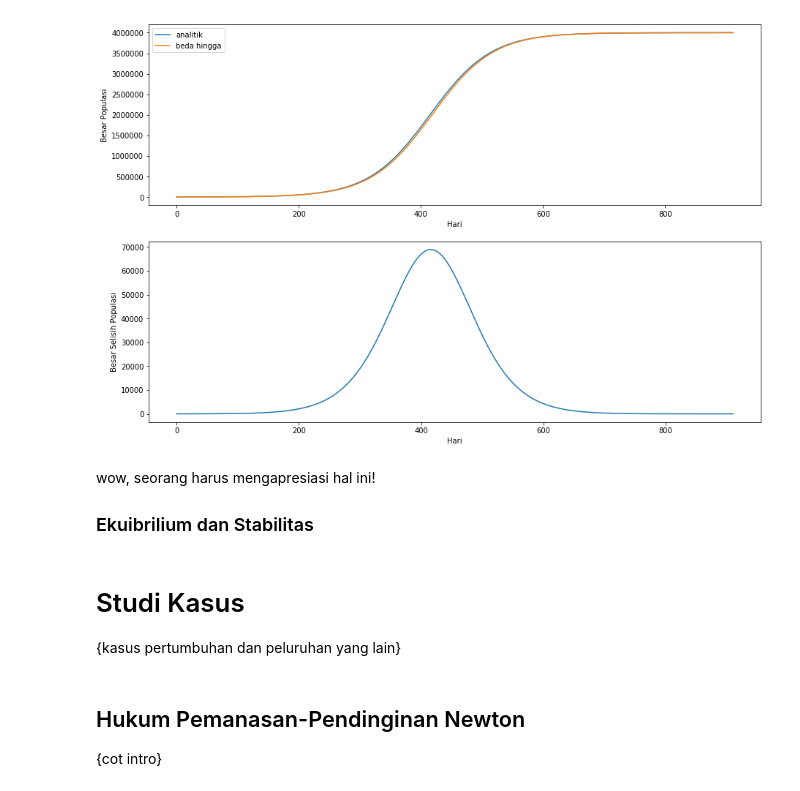
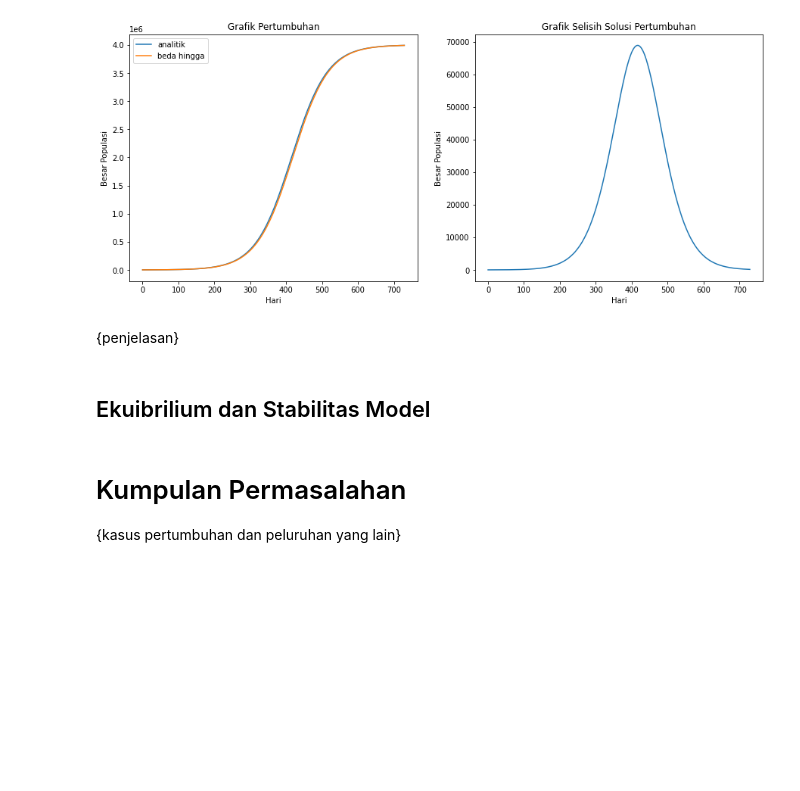
Before and after one commit to kekavigi/materi-tutor, a Jupyter notebook: MODUL/Python - Sikomat/Bab 2 Pertumbuhan dan Peluruhan.ipynb, the cells around one changed output. Drawn from its saved outputs; the diff is of its cells as text; code cells hidden in the pictures; blank space fills up the shorter version.

```diff
--- a/MODUL/Python - Sikomat/Bab 2 Pertumbuhan dan Peluruhan.ipynb
+++ b/MODUL/Python - Sikomat/Bab 2 Pertumbuhan dan Peluruhan.ipynb
@@ -94,52 +97,12 @@ mari lakukan hal yg sama ke model logistik ini:
-# %%
-# inisialisasi variabel
-LamaSimulasi = 2.5    # dalam tahun
-PopulasiA    = [1000] # Analitik
-PopulasiB    = [1000] # Beda hingga
-RasioTumbuh  = 0.02
-Kapasitas    = 4e6
-dt           = 1/365
-waktu        = range(1,int(LamaSimulasi/dt)+1)
-
-SelisihAB    = []
-
-# menghitung besar populasi baru setiap iterasi, dan
-# menambahkannya ke array populasi yang sudah ada
-for iterasi in waktu[:-1]:
-    # secara analitik
-    P0ert = PopulasiA[0]*exp(RasioTumbuh*iterasi)
-    PopulasiA.append( (Kapasitas * P0ert)/(Kapasitas - PopulasiA[0] + P0ert) )
-
-    # secara beda hingga
-    PopulasiB.append( PopulasiB[iterasi-1]*(1 + RasioTumbuh*(1-PopulasiB[iterasi-1]/Kapasitas)))
-
-    # hitung selisih
-    SelisihAB.append( PopulasiA[iterasi] - PopulasiB[iterasi] )
-
-#plotting
-plt.rcParams['figure.figsize'] = [15, 10]
-
-plt.subplot(2,1,1)
-plt.plot(PopulasiA,label='analitik')
-plt.plot(PopulasiB,label='beda hingga')
-plt.xlabel('Hari')
-plt.ylabel('Besar Populasi')
-plt.legend()
-
-plt.subplot(2,1,2)
-plt.xlabel('Hari')
-plt.ylabel('Besar Selisih Populasi')
-plt.plot(SelisihAB)
-
-plt.show()
-# %% [output]
-[figure, removed]
-# %% [markdown]
-wow, seorang harus mengapresiasi hal ini!
-### Ekuibrilium dan Stabilitas
+# %%
+Bab2.Plot(PopulasiA, PopulasiB)
+# %% [output]
+[figure, added]
+# %% [markdown]
+{penjelasan}
+# %% [markdown]
+## Ekuibrilium dan Stabilitas Model
 # %% [markdown]
-# Studi Kasus
+# Kumpulan Permasalahan
+
 {kasus pertumbuhan dan peluruhan yang lain}
-# %% [markdown]
-## Hukum Pemanasan-Pendinginan Newton
-{cot intro}
```
Also changed, not shown: parts of 18 cells of this notebook, 2 other files.
